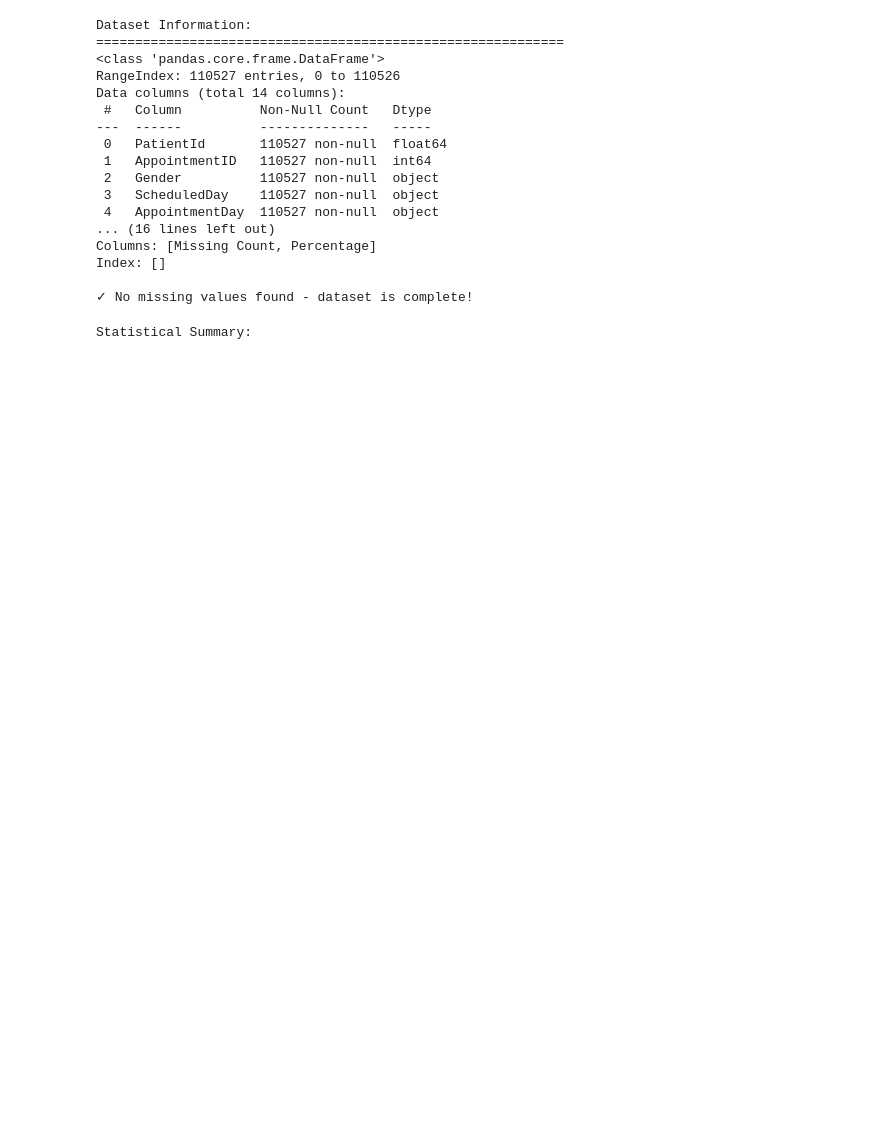
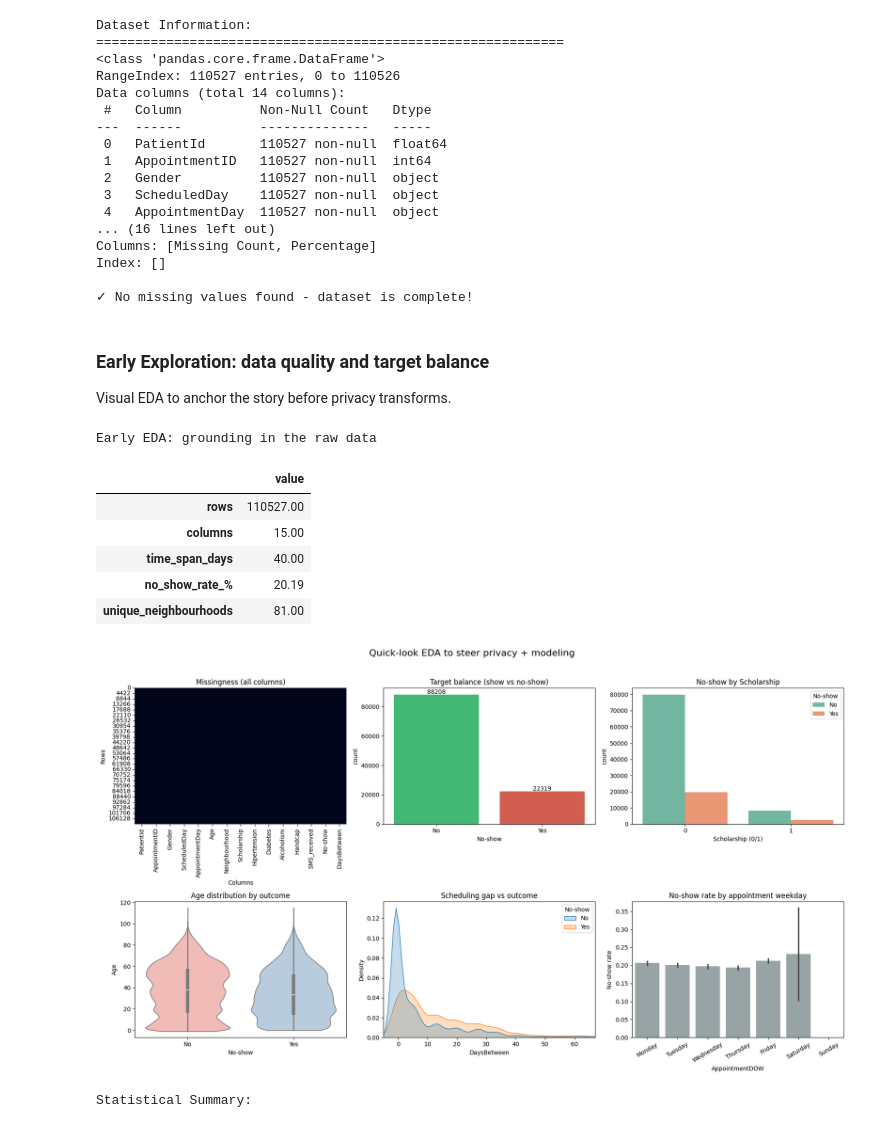
Before and after one commit to yuntongSH/Medical-Appointment-No-Shows, a Jupyter notebook: Medical_Appointments_Analysis.ipynb, the cells around one changed output. Cells and saved outputs as stored; diff of their text form; code cells hidden in the pictures; blank space fills up the shorter version.

Commit message:
Improve medical appointments analysis notebook with consistent formatting, enhanced visualizations, and comprehensive analysis

```diff
--- a/Medical_Appointments_Analysis.ipynb
+++ b/Medical_Appointments_Analysis.ipynb
@@ -91,6 +122,79 @@ Columns: [Missing Count, Percentage]
 Index: []
 
 ✓ No missing values found - dataset is complete!
+# %% [markdown]
+### Early Exploration: data quality and target balance
+Visual EDA to anchor the story before privacy transforms.
+# %%
+
+# Early EDA: lightweight visuals before privacy steps
+print("Early EDA: grounding in the raw data")
+
+# Work on a copy to avoid side-effects downstream
+df_eda = df.copy()
+df_eda['ScheduledDay'] = pd.to_datetime(df_eda['ScheduledDay'])
+df_eda['AppointmentDay'] = pd.to_datetime(df_eda['AppointmentDay'])
+df_eda['DaysBetween'] = (df_eda['AppointmentDay'] - df_eda['ScheduledDay']).dt.days
+
+data_card = {
+    'rows': len(df_eda),
+    'columns': df_eda.shape[1],
+    'time_span_days': (df_eda['AppointmentDay'].max() - df_eda['AppointmentDay'].min()).days,
+    'no_show_rate_%': round((df_eda['No-show'] == 'Yes').mean() * 100, 2),
+    'unique_neighbourhoods': df_eda['Neighbourhood'].nunique(),
+}
+display(pd.DataFrame([data_card]).T.rename(columns={0: 'value'}))
+
+fig, axes = plt.subplots(2, 3, figsize=(18, 10))
+
+# Missingness heatmap
+sns.heatmap(df_eda.isnull(), cbar=False, ax=axes[0, 0])
+axes[0, 0].set_title('Missingness (all columns)')
+axes[0, 0].set_xlabel('Columns')
+axes[0, 0].set_ylabel('Rows')
+
+# Class balance
+sns.countplot(data=df_eda, x='No-show', palette=['#2ecc71', '#e74c3c'], ax=axes[0, 1])
+axes[0, 1].set_title('Target balance (show vs no-show)')
+for p in axes[0, 1].patches:
+    axes[0, 1].text(p.get_x() + p.get_width()/2., p.get_height() + 500,
+                   f"{int(p.get_height())}", ha='center', fontsize=10)
+
+# No-show by Scholarship
+sns.countplot(data=df_eda, x='Scholarship', hue='No-show', palette='Set2', ax=axes[0, 2])
+axes[0, 2].set_title('No-show by Scholarship')
+axes[0, 2].set_xlabel('Scholarship (0/1)')
+
+# Age vs No-show
+sns.violinplot(data=df_eda, x='No-show', y='Age', palette='Pastel1', ax=axes[1, 0], cut=0)
+axes[1, 0].set_title('Age distribution by outcome')
+
+# Lead time (DaysBetween)
+sns.kdeplot(data=df_eda, x='DaysBetween', hue='No-show', fill=True, common_norm=False, ax=axes[1, 1])
+axes[1, 1].set_xlim(-5, df_eda['DaysBetween'].quantile(0.99))
+axes[1, 1].set_title('Scheduling gap vs outcome')
+
+# Weekday effect
+df_eda['AppointmentDOW'] = df_eda['AppointmentDay'].dt.day_name()
+order = ['Monday','Tuesday','Wednesday','Thursday','Friday','Saturday','Sunday']
+sns.barplot(data=df_eda, x='AppointmentDOW', y=(df_eda['No-show'] == 'Yes').astype(int),
+            order=order, color='#95a5a6', ax=axes[1, 2])
+axes[1, 2].set_title('No-show rate by appointment weekday')
+axes[1, 2].set_ylabel('No-show rate')
+axes[1, 2].tick_params(axis='x', rotation=30)
+
+plt.suptitle('Quick-look EDA to steer privacy + modeling', fontsize=16, y=1.02)
+plt.tight_layout()
+plt.show()
+# %% [output]
+Early EDA: grounding in the raw data
+|  | value |
+| rows | 110527.00 |
+| columns | 15.00 |
+| time_span_days | 40.00 |
+| no_show_rate_% | 20.19 |
+| unique_neighbourhoods | 81.00 |
+[figure, added]
 # %%
 # Statistical summary
 print("Statistical Summary:")
```
Also changed, not shown: parts of 33 cells of this notebook.
